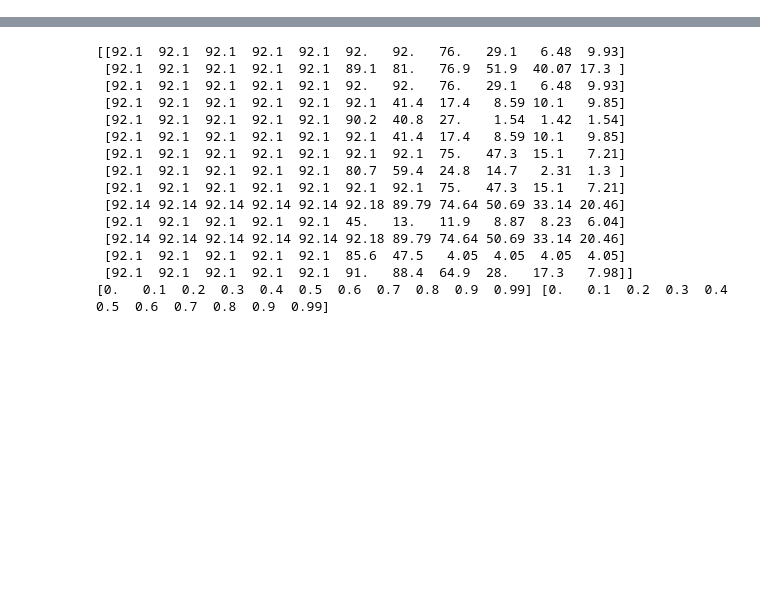
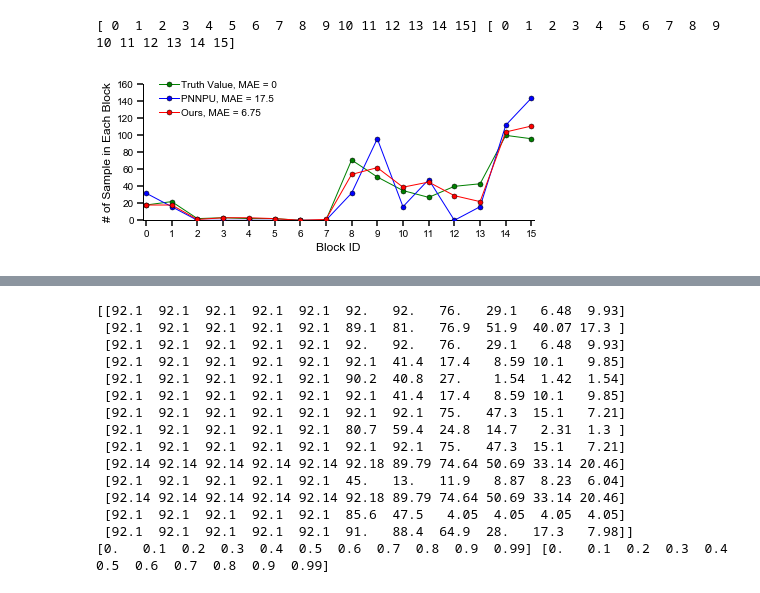
Before and after one commit to changchun-zhou/sagitta_fig, a Jupyter notebook: Nebula/scripts/Nebula.ipynb, the cells around one changed output, grey strips where cells are left out. Cells and saved outputs as stored; diff of their text form; code cells hidden in the pictures; blank space fills up the shorter version.

```diff
--- a/Nebula/scripts/Nebula.ipynb
+++ b/Nebula/scripts/Nebula.ipynb
@@ -10,0 +157,72 @@ from matplotlib import pyplot as plt
+# %%
+# FPS_Distribution
+
+import numpy as np
+import pandas as pd
+import matplotlib.pyplot as plt
+import sys
+sys.path.append('../')
+from cls_plt_fig import cls_plt_fig
+
+fig_name ='../generate/FPS_Distribution.svg'
+Layers = ['Truth Value, MAE = 0','PNNPU, MAE = 17.5','Ours, MAE = 6.75'] # 18
+Sens = np.array([[18, 22, 2, 3, 2, 2, 0, 0, 71, 51, 35, 27, 40, 43, 100, 96],
+[32, 16, 0, 0, 0, 0, 0, 0, 32, 96, 16, 48, 0, 16, 112, 144],
+[18, 18, 1, 3, 3, 2, 0, 1, 54, 62, 39, 45, 29, 22, 104, 111]])
+
+# pick = [0, 10, 20, 30, 40, 50, 60, 70, 80, 90, 99]
+# Sens_pick = np.zeros((len(Layers), 11))
+# for i in range(len(Layers)):
+#     Sens_pick[i] = Sens[i].take(pick)
+x_value = np.arange(16)
+
+figsize=(7,2.5)
+
+bar_width = 0.25
+xticks = x_value
+legend_loc = (0.03, 0.73)
+
+y_value = [Sens]
+y_label = ["# of Sample in Each Block"]
+y_fig_type = [['plot' for i in range(len(Layers))]]
+y_legend = [Layers]
+legend_ncol = 1
+y_color=[[(0, 128/256, 0),(0, 0, 1), (1, 0, 0), (0, 0, 0), (191/256,191/256, 0),(191/256, 0, 191/256),(0, 191/256, 191/256),
+          (1, 0, 0), (0, 128/256, 0),(0, 0, 1),(0, 0, 0), (191/256,191/256, 0),(191/256, 0, 191/256),(0, 191/256, 191/256)]]
+len_yticks = [8, 10]
+y_yticks_max = [160, 100]
+cls_plt_fig('').func_plt_fig(
+    fig_name=fig_name,
+    x_value=x_value,
+    x_label = "Block ID",
+    y_label = y_label,
+    y_value = y_value,
+    y_fig_type = y_fig_type,
+    y_legend = y_legend,
+    y_color = y_color,
+    y_axis_color = [(0, 0, 0), (214/255, 73/255, 73/255)],
+    y_yticks_max=y_yticks_max,
+    y_yticks_min=[0, 0],
+    y_edgecolor = [[(97/255, 169/255, 218/255), (97/255, 169/255, 218/255)],[]],
+    y_hatch = [['/////', None],[None, None]],
+    y_linestyle = [['solid','solid','solid','solid','solid','solid','solid',
+                    'dashed','dashed','dashed','dashed','dashed','dashed','dashed']],
+    y_marker = [['o' for i in range(len(Layers))],['s','*']],
+    y_markersize=5,
+    y_markeredgecolor="black",
+    y_markeredgewidth=0.5,
+    len_yticks=len_yticks,
+    xticks= xticks,
+    legend_loc =legend_loc,
+    figsize=figsize, #[0, 0, 1, 1],
+    font_size = 10,
+    plt_text = False,
+    legend_ncol=legend_ncol,
+    bar_width = bar_width,
+    linewidth= 1,
+    bar_gap_width = 0.1,
+    border_width = 0.1
+)
+# %% [output]
+[ 0  1  2  3  4  5  6  7  8  9 10 11 12 13 14 15] [ 0  1  2  3  4  5  6  7  8  9 10 11 12 13 14 15]
+[figure, added]
```
Also changed, not shown: parts of 6 cells of this notebook, 1 other file.
